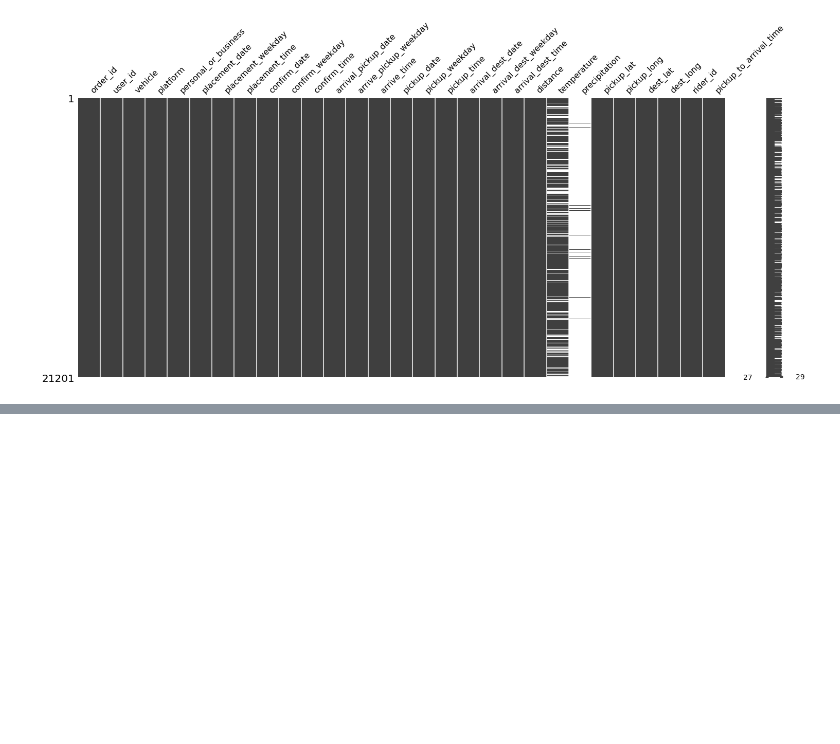
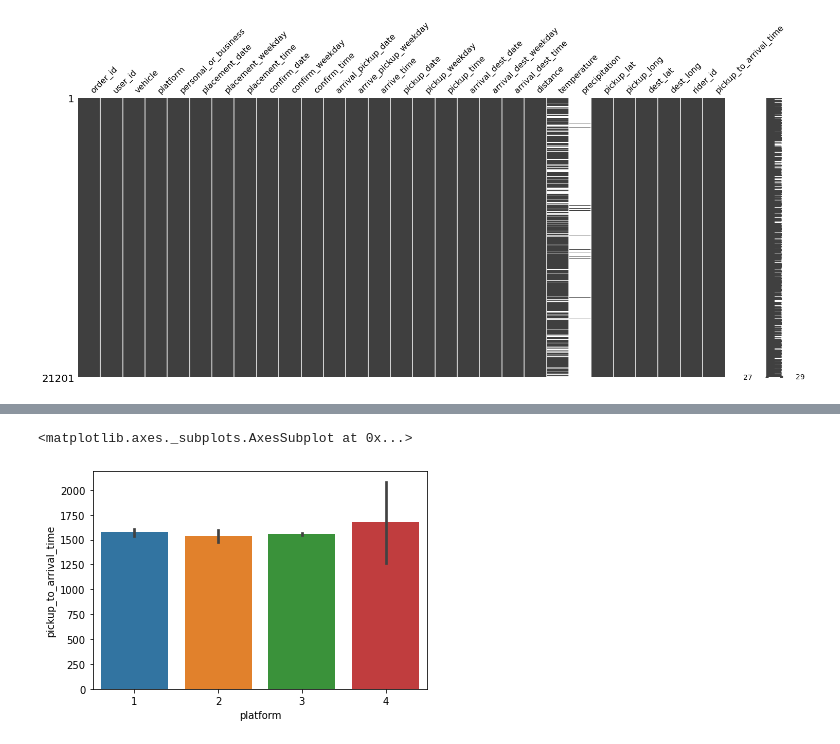
Before and after one commit to jeremylee73/ix-sendy-logistics, a Jupyter notebook: sendy-logistics.ipynb, the cells around one changed output, grey strips where cells are left out. Saved outputs shown, nothing was run; the diff lists cells and outputs as text; code cells hidden in the pictures; blank space fills up the shorter version.

Commit message:
add correlations, dropped vehicle, and categorized platform

```diff
--- a/sendy-logistics.ipynb
+++ b/sendy-logistics.ipynb
@@ -123,8 +123,10 @@ rider_id                   object
 pickup_to_arrival_time      int64
 dtype: object
 # %%
-# Changing personal/business and vehicle type to categorical
-train = train.astype({"vehicle": "category", "personal_or_business": "category"})
+# Changing personal/business, platform, and vehicle type to categorical
+train = train.astype({"vehicle": "category",
+                      "platform": "category",
+                      "personal_or_business": "category"})
 # %%
 # Changing order no., user id, rider_id to int
 train["order_id"] = train["order_id"].str.replace("Order_No_", "").astype(int)
@@ -142,6 +140,9 @@ msno.matrix(train)
 # %%
 # Drop precipitation
 train.drop(columns="precipitation", inplace=True)
+# %%
+# Drop vehicle because they are all 'Bike'
+train.drop(columns="vehicle", inplace=True)
 # %%
 # Fill missing data in temperature with the mean
 train.temperature.fillna(train.temperature.mean(), inplace=True)
@@ -167,0 +229,5 @@ dtype: object
+# %%
+sns.barplot(x="platform", y="pickup_to_arrival_time", data=train)
+# %% [output]
+<matplotlib.axes._subplots.AxesSubplot at 0x...>
+[figure, added]
```
Also changed, not shown: parts of 5 cells of this notebook.
